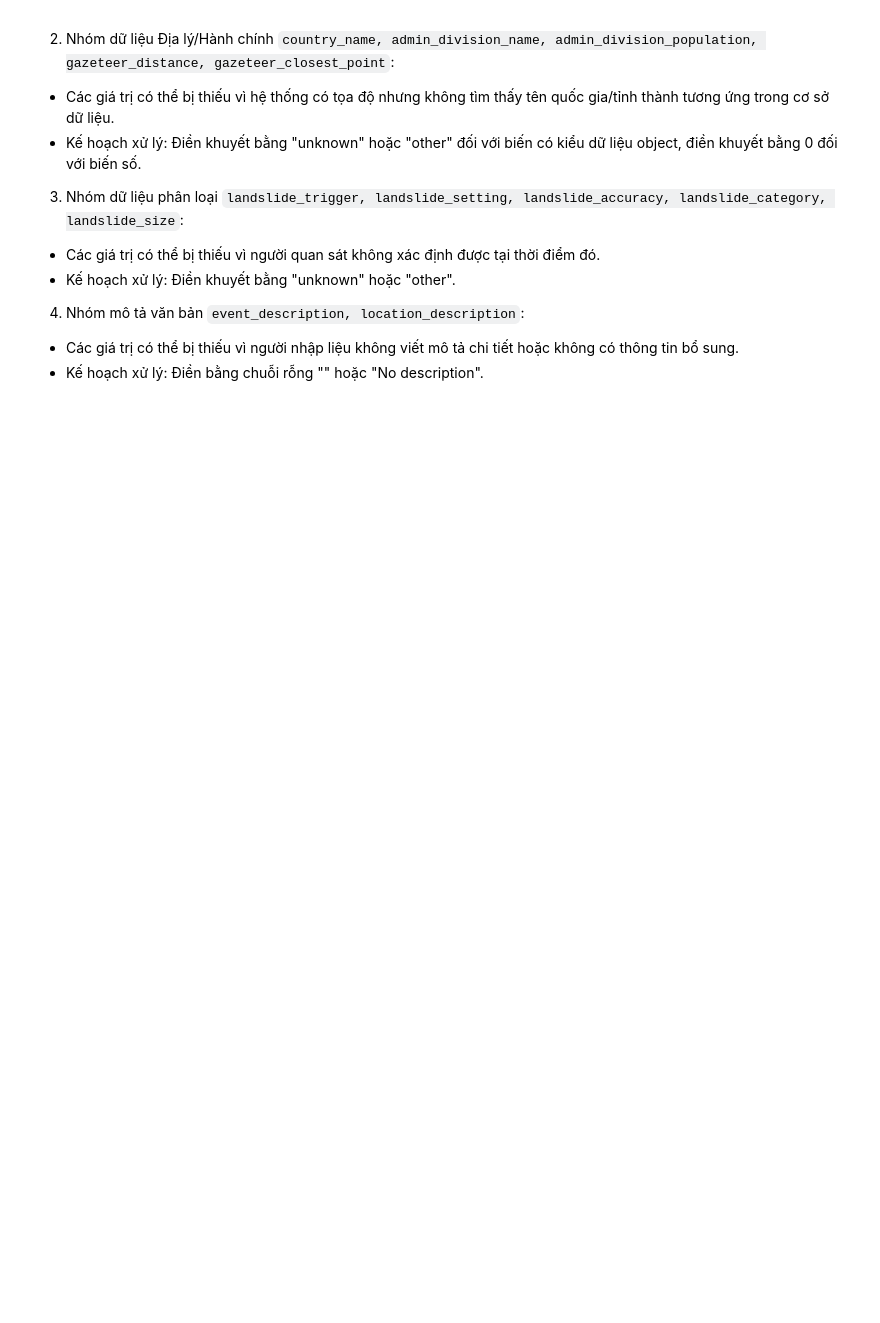
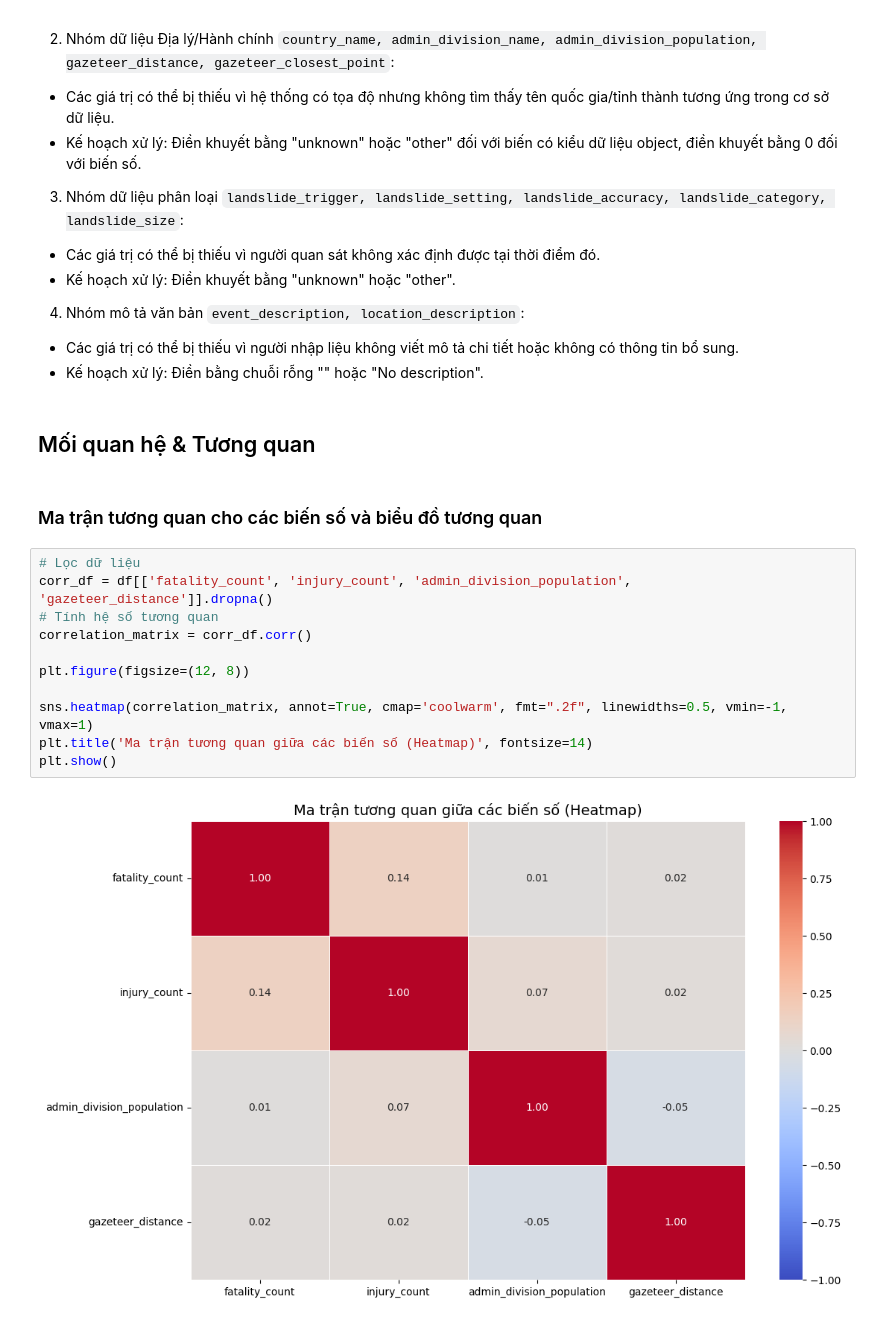
Before and after one commit to tientien01/Global-Landslide-Catalog-NASA-Analysis, a Jupyter notebook: notebook/02_data_exploration.ipynb, the cells around one changed output. Cells and saved outputs as stored; diff of their text form; blank space fills up the shorter version.

```diff
--- a/notebook/02_data_exploration.ipynb
+++ b/notebook/02_data_exploration.ipynb
@@ -850,3 +899,20 @@ Biểu đồ trực quan hóa các mẫu dữ liệu bị thiếu
 4. Nhóm mô tả văn bản `event_description, location_description`:
 - Các giá trị có thể bị thiếu vì người nhập liệu không viết mô tả chi tiết hoặc không có thông tin bổ sung.
 - Kế hoạch xử lý: Điền bằng chuỗi rỗng "" hoặc "No description".
+# %% [markdown]
+## Mối quan hệ & Tương quan
+# %% [markdown]
+### Ma trận tương quan cho các biến số và biểu đồ tương quan
+# %%
+# Lọc dữ liệu
+corr_df = df[['fatality_count', 'injury_count', 'admin_division_population', 'gazeteer_distance']].dropna()
+# Tính hệ số tương quan
+correlation_matrix = corr_df.corr()
+
+plt.figure(figsize=(12, 8))
+
+sns.heatmap(correlation_matrix, annot=True, cmap='coolwarm', fmt=".2f", linewidths=0.5, vmin=-1, vmax=1)
+plt.title('Ma trận tương quan giữa các biến số (Heatmap)', fontsize=14)
+plt.show()
+# %% [output]
+[figure, added]
```
Also changed, not shown: parts of 14 cells of this notebook.
